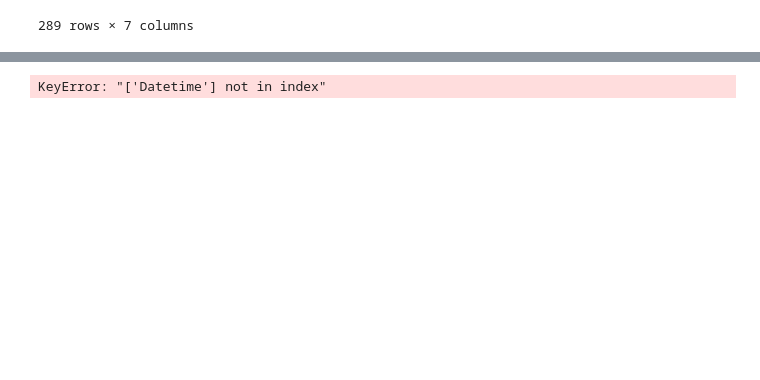
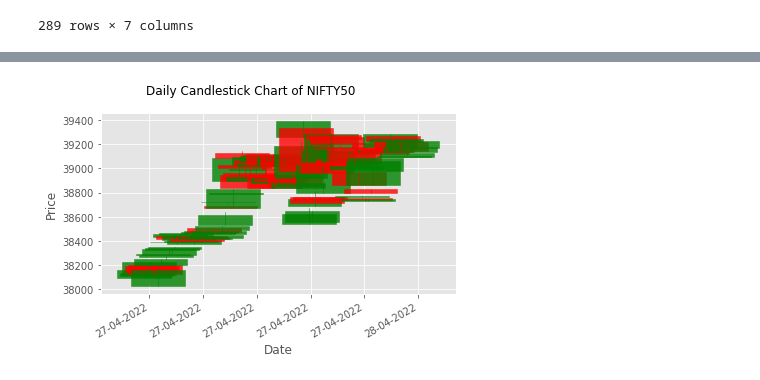
Before and after one commit to mrjaytv/cryptolord, a Jupyter notebook: dataExploration.ipynb, the cells around one changed output, grey strips where cells are left out. Drawn from its saved outputs; the diff is of its cells as text; code cells hidden in the pictures; blank space fills up the shorter version.

Commit message:
initial plot is working

```diff
--- a/dataExploration.ipynb
+++ b/dataExploration.ipynb
@@ -116,35 +117,35 @@ prices15minDF
 # python_candlestick_chart.py
 
 import matplotlib.pyplot as plt
 from mpl_finance import candlestick_ohlc
 import pandas as pd
 import matplotlib.dates as mpl_dates
 
 plt.style.use('ggplot')
 data = prices15minDF
 # Extracting Data for plotting
-ohlc = data.loc[:, ['Datetime', 'open', 'high', 'low', 'close']]
-ohlc['Datetime'] = pd.to_datetime(ohlc['Datetime'])
-ohlc['Datetime'] = ohlc['Datetime'].apply(mpl_dates.date2num)
+ohlc = data.loc[:, ['date', 'open', 'high', 'low', 'close']]
+# ohlc['Datetime'] = pd.to_datetime(ohlc['Datetime'])
+ohlc['date'] = ohlc['date'].apply(mpl_dates.date2num)
 ohlc = ohlc.astype(float)
 
 # Creating Subplots
 fig, ax = plt.subplots()
 
-candlestick_ohlc(ax, ohlc.values, width=0.6, colorup='green', colordown='red', alpha=0.8)
+candlestick_ohlc(ax, ohlc.values, width=0.01, colorup='green', colordown='red', alpha=0.8)
 
 # Setting labels & titles
 ax.set_xlabel('Date')
 ax.set_ylabel('Price')
 fig.suptitle('Daily Candlestick Chart of NIFTY50')
 
 # Formatting Date
 date_format = mpl_dates.DateFormatter('%d-%m-%Y')
 ax.xaxis.set_major_formatter(date_format)
 fig.autofmt_xdate()
 
 fig.tight_layout()
 
 plt.show()
 # %% [output]
-KeyError: "['Datetime'] not in index"
+[figure, added]
```
Also changed, not shown: parts of 3 cells of this notebook.
